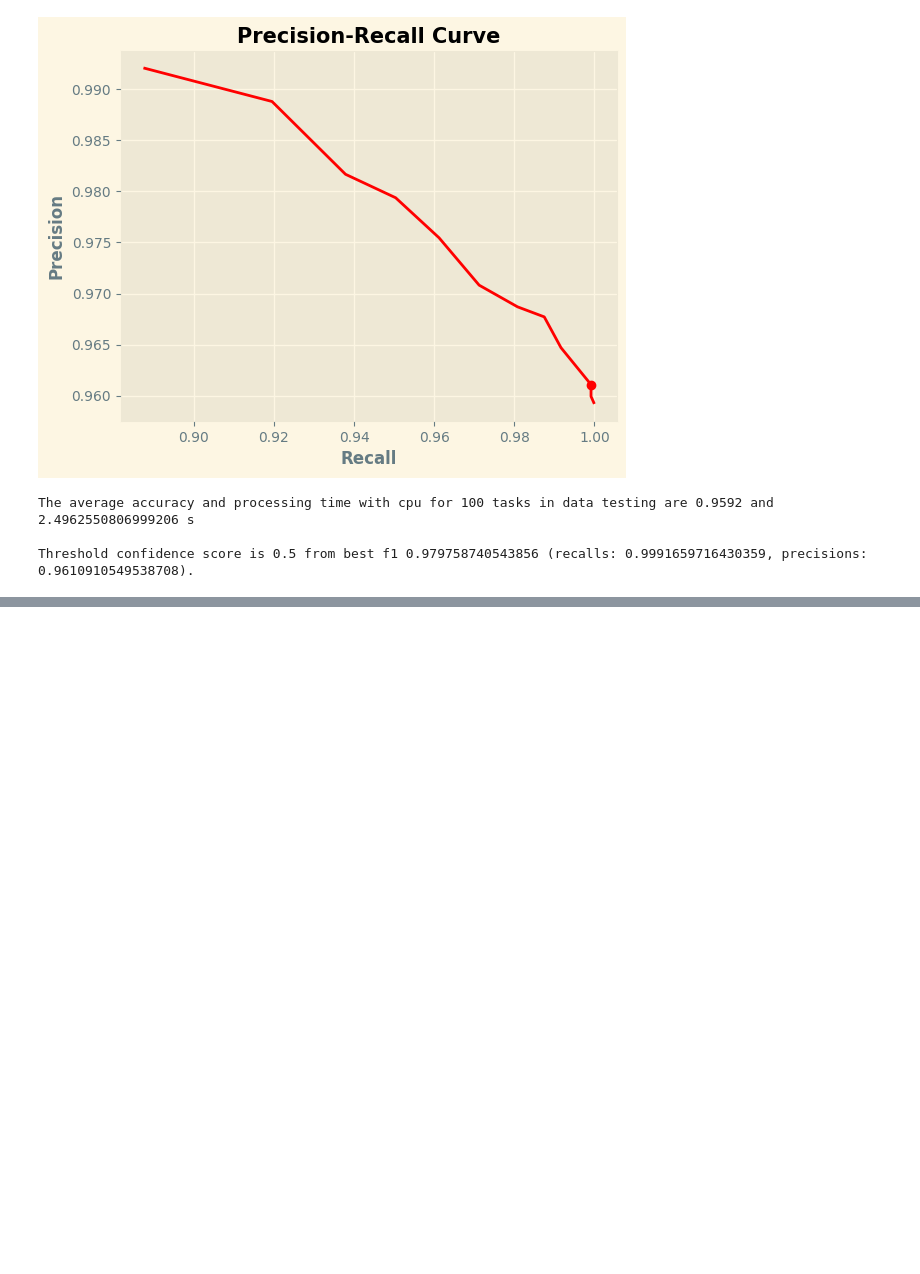
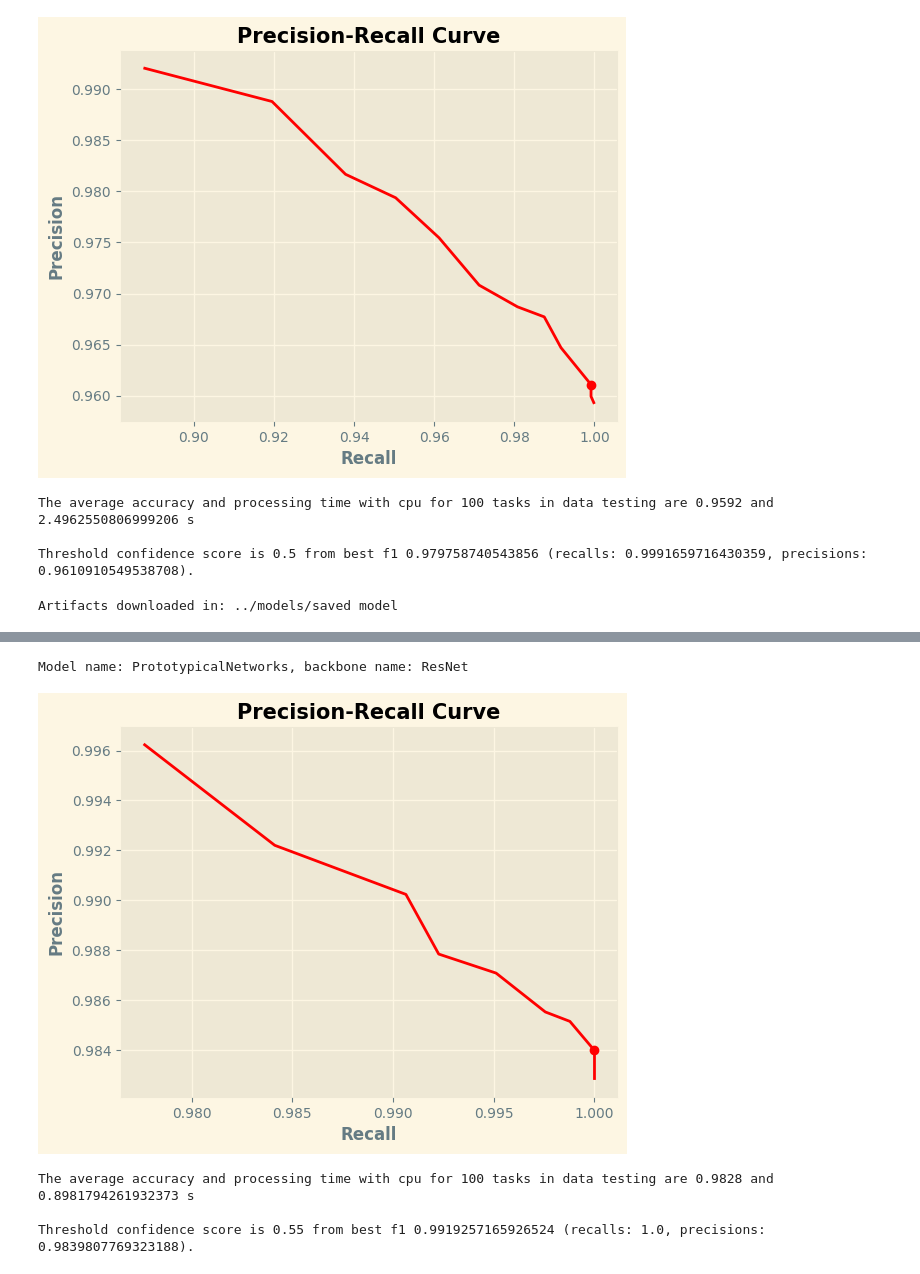
Before and after one commit to afhabibieee/car-attr-classifier, a Jupyter notebook: src/test.ipynb, the cells around one changed output, grey strips where cells are left out. Cells and saved outputs as stored; diff of their text form; code cells hidden in the pictures; blank space fills up the shorter version.

```diff
--- a/src/test.ipynb
+++ b/src/test.ipynb
@@ -110,3 +110,9 @@ Model name: PrototypicalNetworks, backbone name: EfficientNet
 The average accuracy and processing time with cpu for 100 tasks in data testing are 0.9592 and 2.4962550806999206 s
 
 Threshold confidence score is 0.5 from best f1 0.979758740543856 (recalls: 0.9991659716430359, precisions: 0.9610910549538708).
+# %%
+# third model
+run_id = 'b270c73d063e49949583c0485b56f065'
+do_inference(run_id)
+# %% [output]
+Artifacts downloaded in: ../models/saved model
@@ -112,0 +120,5 @@ Threshold confidence score is 0.5 from best f1 0.979758740543856 (recalls: 0.999
+Model name: PrototypicalNetworks, backbone name: ResNet
+[figure, added]
+The average accuracy and processing time with cpu for 100 tasks in data testing are 0.9828 and 0.8981794261932373 s
+
+Threshold confidence score is 0.55 from best f1 0.9919257165926524 (recalls: 1.0, precisions: 0.9839807769323188).
```
Also changed, not shown: parts of 1 cell of this notebook.
